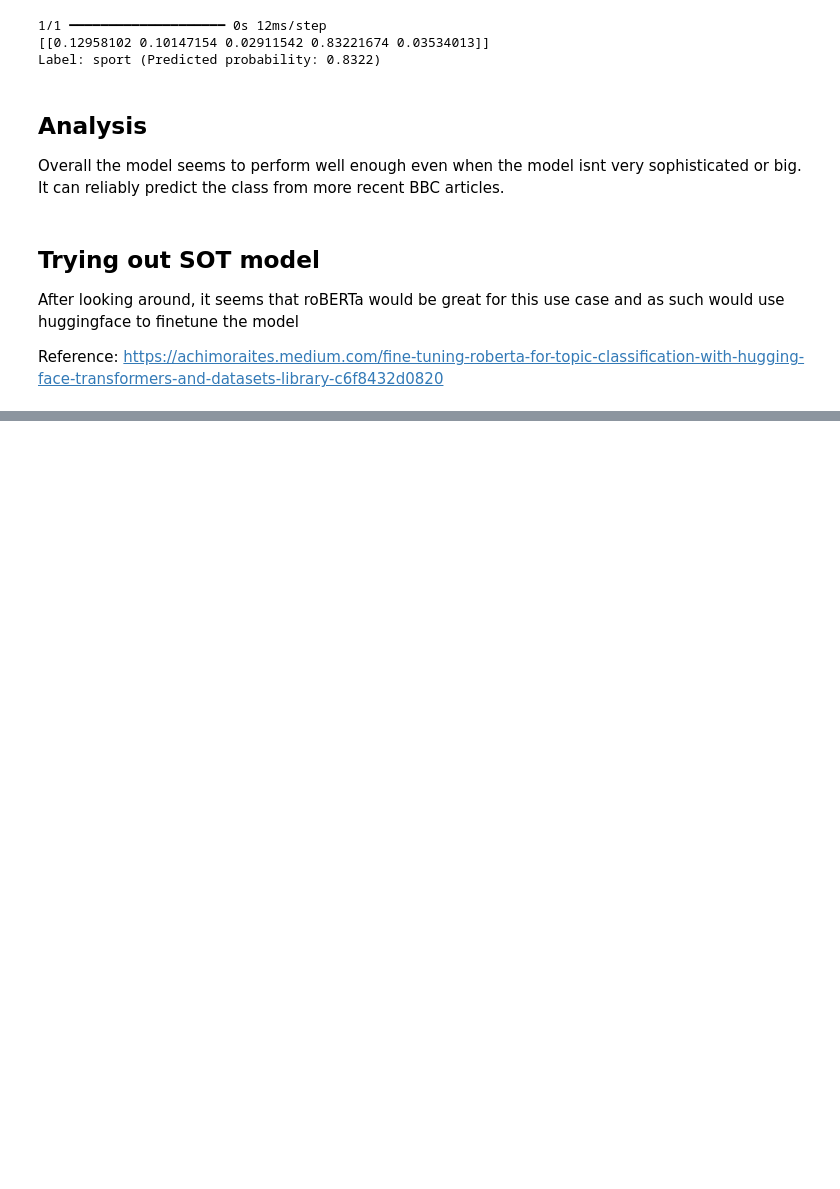
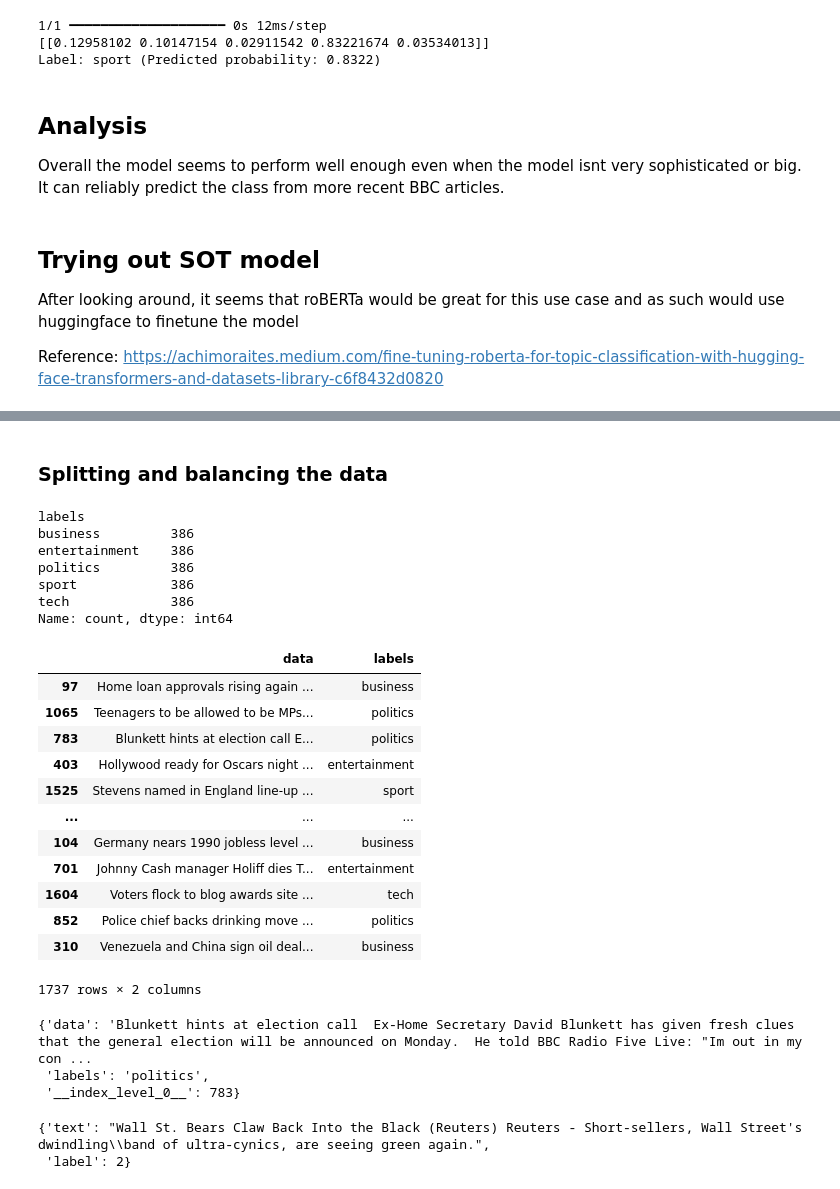
Before and after one commit to normalwalrus/rdai_nlp_project, a Jupyter notebook: code.ipynb, the cells around one changed output, grey strips where cells are left out. Saved outputs shown, nothing was run; the diff lists cells and outputs as text; code cells hidden in the pictures; blank space fills up the shorter version.

```diff
--- a/code.ipynb
+++ b/code.ipynb
@@ -383,0 +387,40 @@ notebook_login()
+# %% [markdown]
+### Splitting and balancing the data
+# %%
+from sklearn.model_selection import train_test_split
+path_to_data = 'data/bbc_data.csv'
+
+data_df = pd.read_csv(path_to_data).fillna("blank")
+min_count = data_df['labels'].value_counts().min()
+balanced_df = data_df.groupby('labels').apply(lambda x: x.sample(min_count)).reset_index(drop=True)
+distribution = balanced_df['labels'].value_counts()
+print(distribution)
+
+# TODO: Convert string labels into int labels
+
+balanced_df = balanced_df.sample(frac=1)
+train_set_percentage = .9
+
+train_df, test_df = train_test_split(balanced_df, test_size=1-train_set_percentage)
+train_df
+# %% [output]
+labels
+business         386
+entertainment    386
+politics         386
+sport            386
+tech             386
+Name: count, dtype: int64
+|  | data | labels |
+| 97 | Home loan approvals rising again ... | business |
+| 1065 | Teenagers to be allowed to be MPs... | politics |
+| 783 | Blunkett hints at election call E... | politics |
+| 403 | Hollywood ready for Oscars night ... | entertainment |
+| 1525 | Stevens named in England line-up ... | sport |
+| ... | ... | ... |
+| 104 | Germany nears 1990 jobless level ... | business |
+| 701 | Johnny Cash manager Holiff dies T... | entertainment |
+| 1604 | Voters flock to blog awards site ... | tech |
+| 852 | Police chief backs drinking move ... | politics |
+| 310 | Venezuela and China sign oil deal... | business |
+1737 rows × 2 columns
@@ -383,0 +429,6 @@ notebook_login()
+# %%
+dataset[2]
+# %% [output]
+{'data': 'Blunkett hints at election call  Ex-Home Secretary David Blunkett has given fresh clues that the general election will be announced on Monday.  He told BBC Radio Five Live: "Im out in my con ...
+ 'labels': 'politics',
+ '__index_level_0__': 783}
@@ -383,0 +444,5 @@ notebook_login()
+# %%
+dataset['train'][0]
+# %% [output]
+{'text': "Wall St. Bears Claw Back Into the Black (Reuters) Reuters - Short-sellers, Wall Street's dwindling\\band of ultra-cynics, are seeing green again.",
+ 'label': 2}
```
Also changed, not shown: parts of 5 cells of this notebook.
